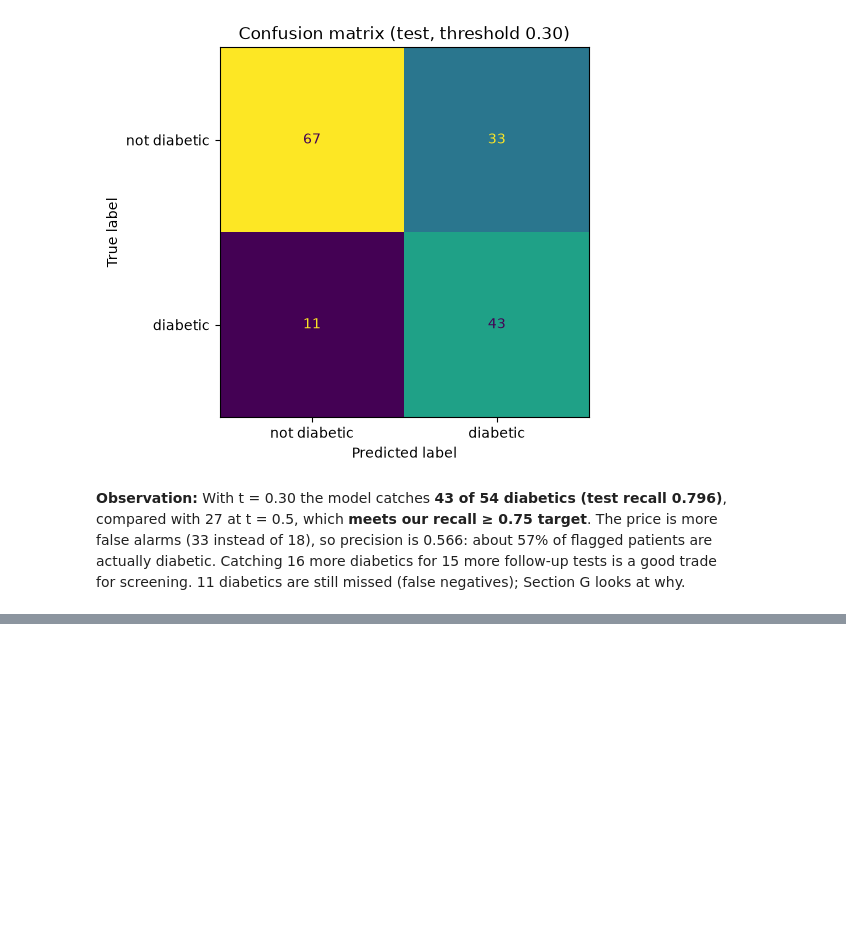
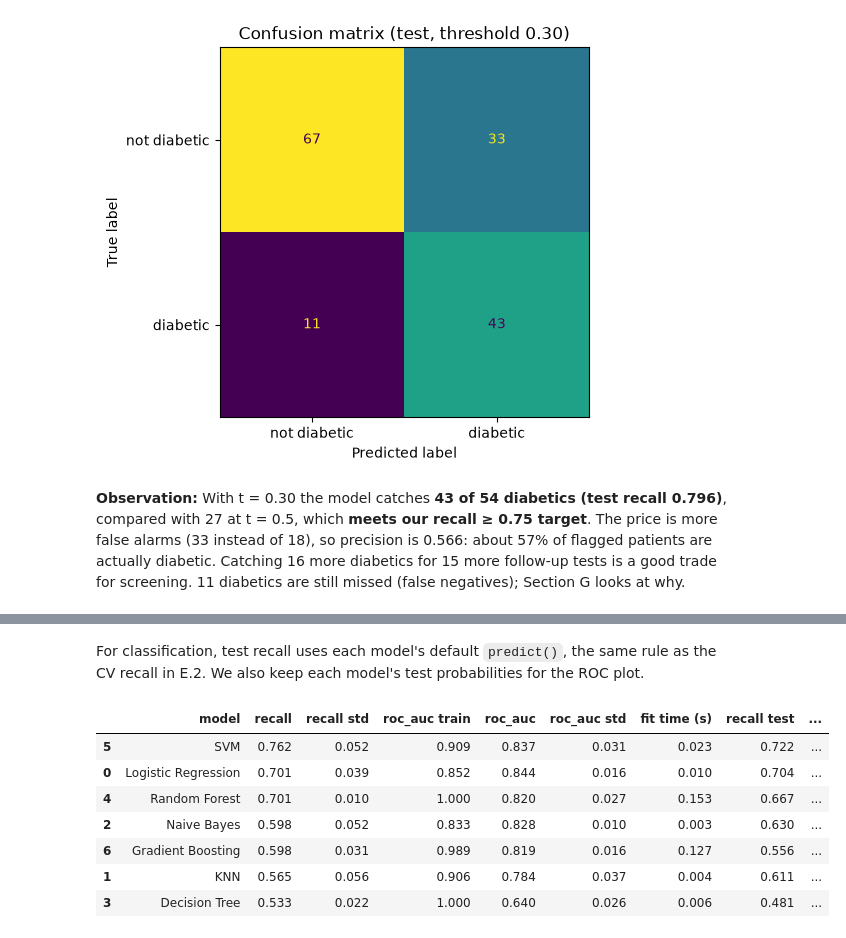
Before and after one commit to aggamsingh/diabetes-risk, a Jupyter notebook: diabetes_risk.ipynb, the cells around one changed output, grey strips where cells are left out. Drawn from its saved outputs; the diff is of its cells as text; code cells hidden in the pictures; blank space fills up the shorter version.

```diff
--- a/diabetes_risk.ipynb
+++ b/diabetes_risk.ipynb
@@ -1023,0 +1053,24 @@ Test precision = 0.566
+# %% [markdown]
+For classification, test recall uses each model's default `predict()`, the same rule as the CV recall in E.2. We also keep each model's test probabilities for the ROC plot.
+# %%
+clf_test_recall, clf_test_auc, clf_proba = {}, {}, {}
+for name, model in clf_models.items():
+    model.fit(X_train_pima, y_train_pima)
+    clf_proba[name] = model.predict_proba(X_test_pima)[:, 1]
+    clf_test_recall[name] = recall_score(y_test_pima, model.predict(X_test_pima))
+    clf_test_auc[name] = roc_auc_score(y_test_pima, clf_proba[name])
+
+clf_compare = clf_cv[["model", "recall", "recall std", "roc_auc train", "roc_auc",
+                      "roc_auc std", "fit time (s)"]].copy()
+clf_compare["recall test"] = clf_compare["model"].map(clf_test_recall)
+clf_compare["roc_auc test"] = clf_compare["model"].map(clf_test_auc)
+clf_compare.round(3)
+# %% [output]
+|  | model | recall | recall std | roc_auc train | roc_auc | roc_auc std | fit time (s) | recall test | ... |
+| 5 | SVM | 0.762 | 0.052 | 0.909 | 0.837 | 0.031 | 0.023 | 0.722 | ... |
+| 0 | Logistic Regression | 0.701 | 0.039 | 0.852 | 0.844 | 0.016 | 0.010 | 0.704 | ... |
+| 4 | Random Forest | 0.701 | 0.010 | 1.000 | 0.820 | 0.027 | 0.153 | 0.667 | ... |
+| 2 | Naive Bayes | 0.598 | 0.052 | 0.833 | 0.828 | 0.010 | 0.003 | 0.630 | ... |
+| 6 | Gradient Boosting | 0.598 | 0.031 | 0.989 | 0.819 | 0.016 | 0.127 | 0.556 | ... |
+| 1 | KNN | 0.565 | 0.056 | 0.906 | 0.784 | 0.037 | 0.004 | 0.611 | ... |
+| 3 | Decision Tree | 0.533 | 0.022 | 1.000 | 0.640 | 0.026 | 0.006 | 0.481 | ... |
```
Also changed, not shown: parts of 15 cells of this notebook, 4 other files.
